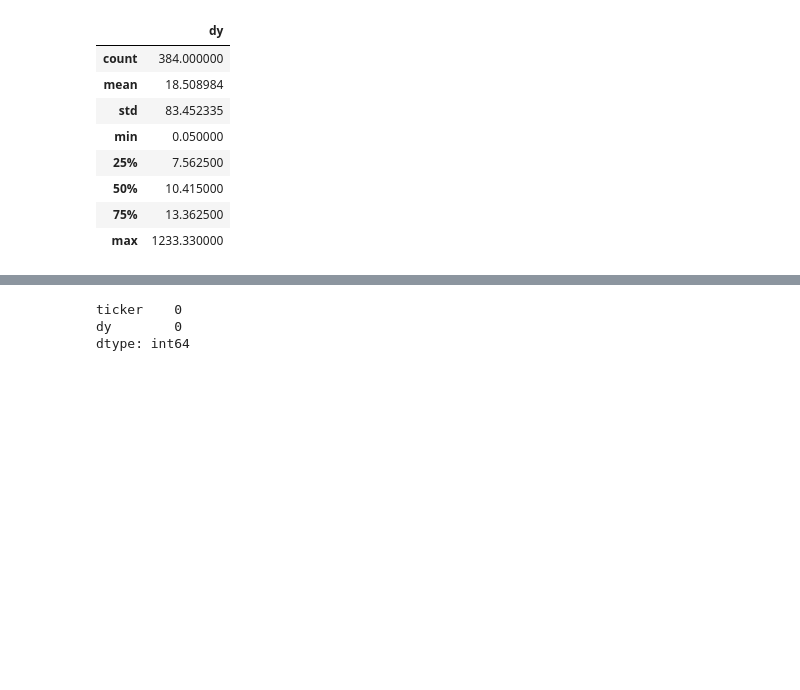
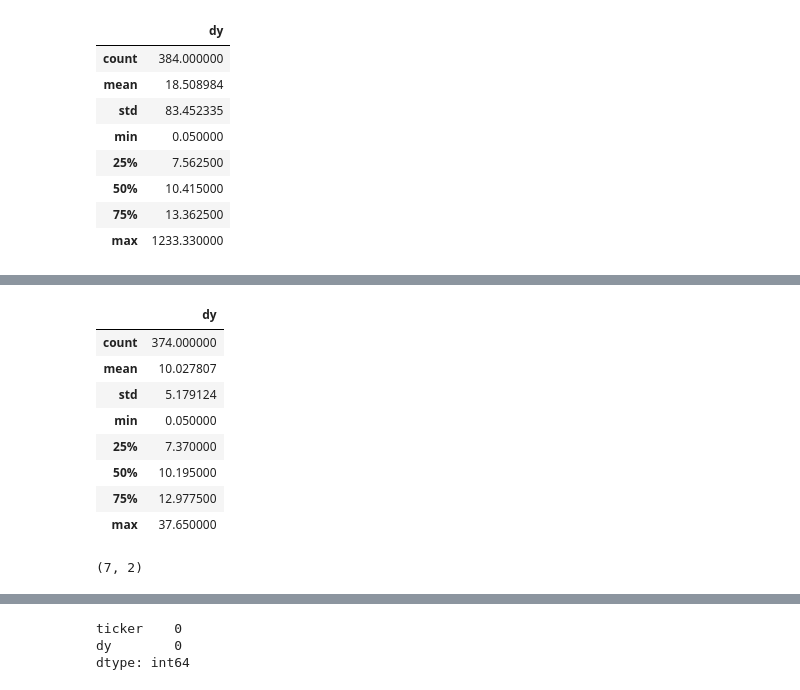
Before and after one commit to esscova/investfiis, a Jupyter notebook: Untitled.ipynb, the cells around one changed output, grey strips where cells are left out. Cells and saved outputs as stored; diff of their text form; code cells hidden in the pictures; blank space fills up the shorter version.

```diff
--- a/Untitled.ipynb
+++ b/Untitled.ipynb
@@ -50,0 +75,12 @@ fiis.describe()
+# %%
+sem_outliers.describe()
+# %% [output]
+|  | dy |
+| count | 374.000000 |
+| mean | 10.027807 |
+| std | 5.179124 |
+| min | 0.050000 |
+| 25% | 7.370000 |
+| 50% | 10.195000 |
+| 75% | 12.977500 |
+| max | 37.650000 |
@@ -50,0 +95,4 @@ fiis.describe()
+# %%
+df_outliers.shape
+# %% [output]
+(7, 2)
```
Also changed, not shown: parts of 11 cells of this notebook, 6 other files.
